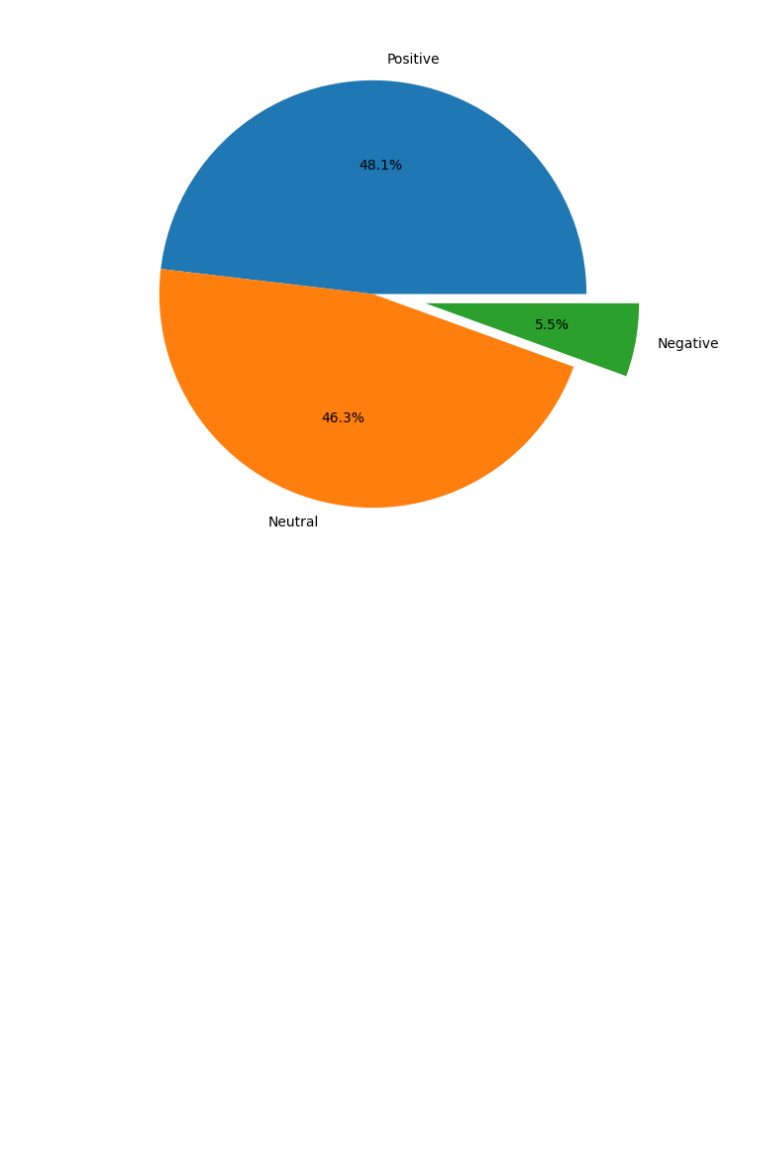
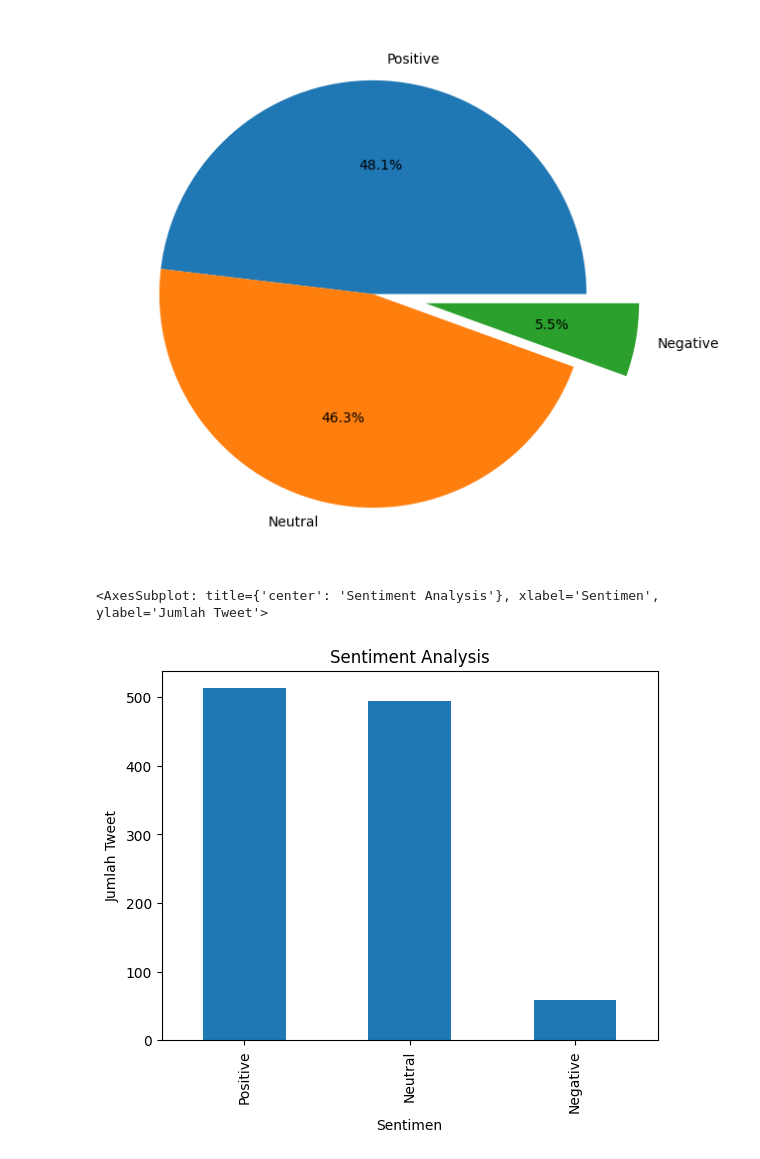
Before and after one commit to MrWaradana/dataset_g20, a Jupyter notebook: 4_sentiment_analysis_data_g20.ipynb, the cells around one changed output. Saved outputs shown, nothing was run; the diff lists cells and outputs as text; code cells hidden in the pictures; blank space fills up the shorter version.

Commit message:
update: sentiment analysis visualization

```diff
--- a/4_sentiment_analysis_data_g20.ipynb
+++ b/4_sentiment_analysis_data_g20.ipynb
@@ -20,7 +20,7 @@ def analyze(score):
     else:
         return 'Positive'
 # %%
-df = pd.read_csv('translated_processed_data_g20.csv')
+df = pd.read_csv('3.2_translated_processed_data_g20.csv')
 df.head()
 
 final_data = pd.DataFrame(df[['date', 'username', 'tweet_en']])
@@ -35,8 +35,8 @@ final_data.head()
 # %%
 final_data[ 'Subjectivity'] = final_data['tweet_en'].apply(getSubjectivity)
 final_data['Polarity'] = final_data['tweet_en'].apply(getPolarity)
-final_data['TextBlob'] = final_data['Polarity'].apply(analyze)
+final_data['Analysis'] = final_data['Polarity'].apply(analyze)
 final_data.head()
 
-final_data.to_csv('sentiment_analysis_data_g20.csv', index=False)
+final_data.to_csv('4_sentiment_analysis_data_g20.csv', index=False)
 # %%
@@ -92,0 +98,5 @@ plt.pie(tb_counts.values, labels=tb_counts.index, explode=(0,0,0.25), autopct='%
+# %%
+final_data['Analysis'].value_counts().plot(kind='bar', title='Sentiment Analysis', xlabel='Sentimen', ylabel='Jumlah Tweet')
+# %% [output]
+<AxesSubplot: title={'center': 'Sentiment Analysis'}, xlabel='Sentimen', ylabel='Jumlah Tweet'>
+[figure, added]
```
Also changed, not shown: parts of 18 cells of this notebook, 11 other files.
